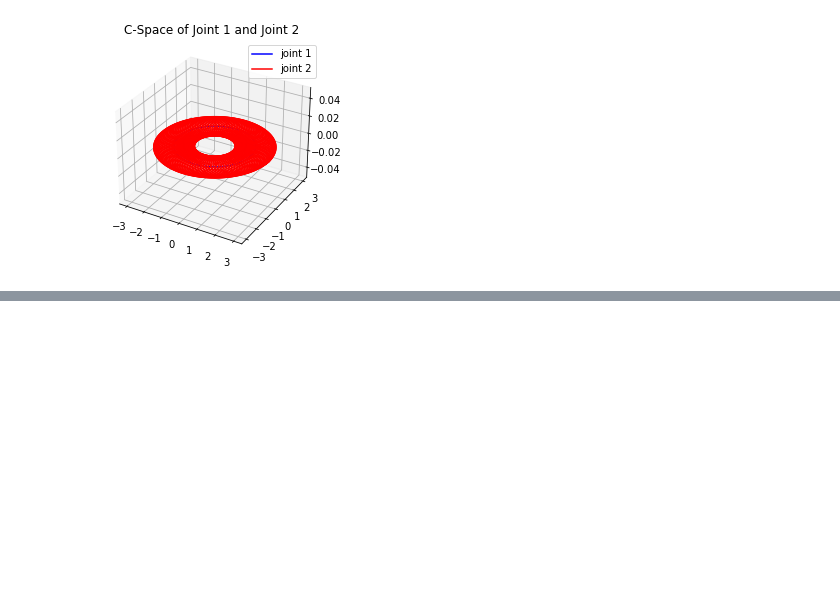
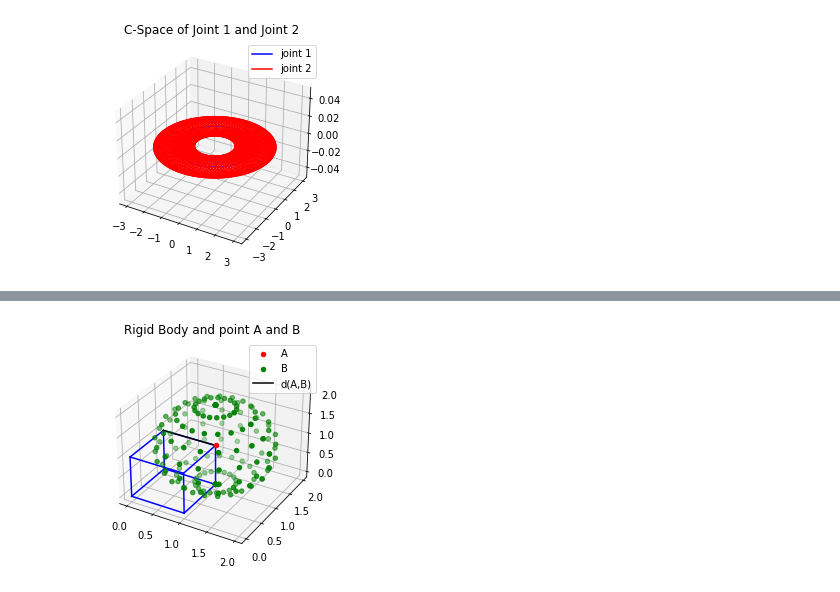
Before and after one commit to AlrIsmail/robotics_fundamentals, a Jupyter notebook: foundation_robot_motion.ipynb, the cells around one changed output, grey strips where cells are left out. Saved outputs shown, nothing was run; the diff lists cells and outputs as text; code cells hidden in the pictures; blank space fills up the shorter version.

```diff
--- a/foundation_robot_motion.ipynb
+++ b/foundation_robot_motion.ipynb
@@ -78,0 +132,32 @@ plt.show()
+# %%
+# Representation of a sphere and a point A and B on it
+# Cube
+cube = cube
+# point A
+A = np.array([1, 1, 1])
+# point B
+B = np.array([0, 1, 1])
+# sphere center at point A
+# radius is the distance between point A and B
+r = 1
+u, v = np.mgrid[0:2*np.pi:20j, 0:np.pi:10j]
+x = r*np.cos(u)*np.sin(v) + A[0]
+y = r*np.sin(u)*np.sin(v) + A[1]
+z = r*np.cos(v) + A[2]
+
+# plot cube full lines
+fig = plt.figure()
+ax = fig.add_subplot(111, projection='3d')
+draw_square(ax)
+# plot point A
+ax.scatter(A[0], A[1], A[2], c='r', marker='o', label='A')
+# plot point B
+ax.scatter(x, y, z, c='g', marker='o', label='B')
+# plot line between A and B
+ax.plot([A[0], B[0]], [A[1], B[1]], [A[2], B[2]], 'black', label='d(A,B)')
+
+plt.title('Rigid Body and point A and B')
+plt.legend()
+plt.show()
+# %% [output]
+[figure, added]
```
Also changed, not shown: parts of 16 cells of this notebook, 1 other file.
